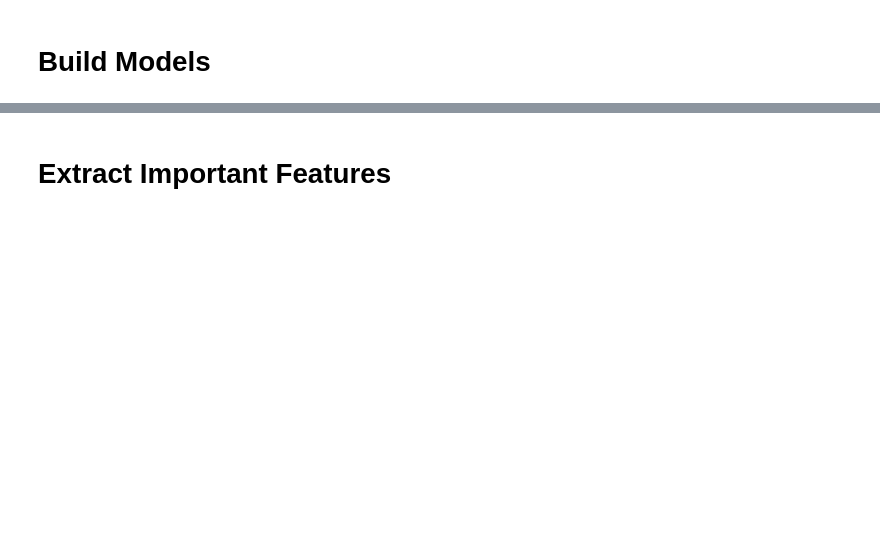
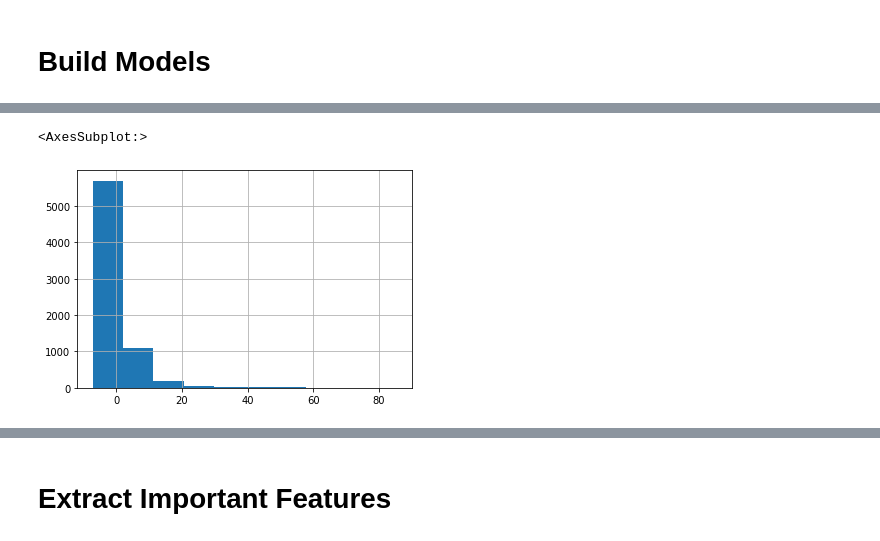
Before and after one commit to jonathanmnovak/nfl-big-data-bowl-2019, a Jupyter notebook: notebooks/models.ipynb, the cells around one changed output, grey strips where cells are left out. Saved outputs shown, nothing was run; the diff lists cells and outputs as text; code cells hidden in the pictures; blank space fills up the shorter version.

Commit message:
Develop final model, evaluate performance, and summarize results

```diff
--- a/notebooks/models.ipynb
+++ b/notebooks/models.ipynb
@@ -217,0 +182,15 @@ Set parameter alpha to: original_alpha * n_samples.
+# %%
+rfr = RandomForestRegressor()
+
+parameters = {'n_estimators':[10, 20, 30, 40, 50, 60, 70, 80, 90, 100],
+              'max_depth':[10, 20, 30, 40, 50, 60, 70, 80, 90, 100],
+              'min_samples_split':[2, 3, 4, 5, 10, 15, 20, 25],
+              'min_samples_leaf':[2, 3, 4, 5, 10, 15, 20, 25],
+              'max_features':['auto', 'sqrt', 'log2']}
+
+rand_search_rf = RandomizedSearchCV(estimator=rfr, param_distributions=parameters,
+                                    n_iter=N_ITER, scoring='explained_variance',
+                                    cv=CV, n_jobs=100, refit=True,
+                                    random_state=RANDOM_STATE,
+                                    return_train_score=RETURN_TRAIN_SCORE)
+search = rand_search_rf.fit(X_train, y_train)
@@ -221,0 +211,4 @@ Set parameter alpha to: original_alpha * n_samples.
+# %%
+final_model = search.best_estimator_
+# %%
+test_pred = final_model.predict(X_test)
@@ -221,0 +219,3 @@ Set parameter alpha to: original_alpha * n_samples.
+# %%
+diff = y_test - test_pred
+diff.describe()
@@ -221,0 +232,5 @@ Set parameter alpha to: original_alpha * n_samples.
+# %%
+diff.hist()
+# %% [output]
+<AxesSubplot:>
+[figure, added]
```
Also changed, not shown: parts of 36 cells of this notebook.
